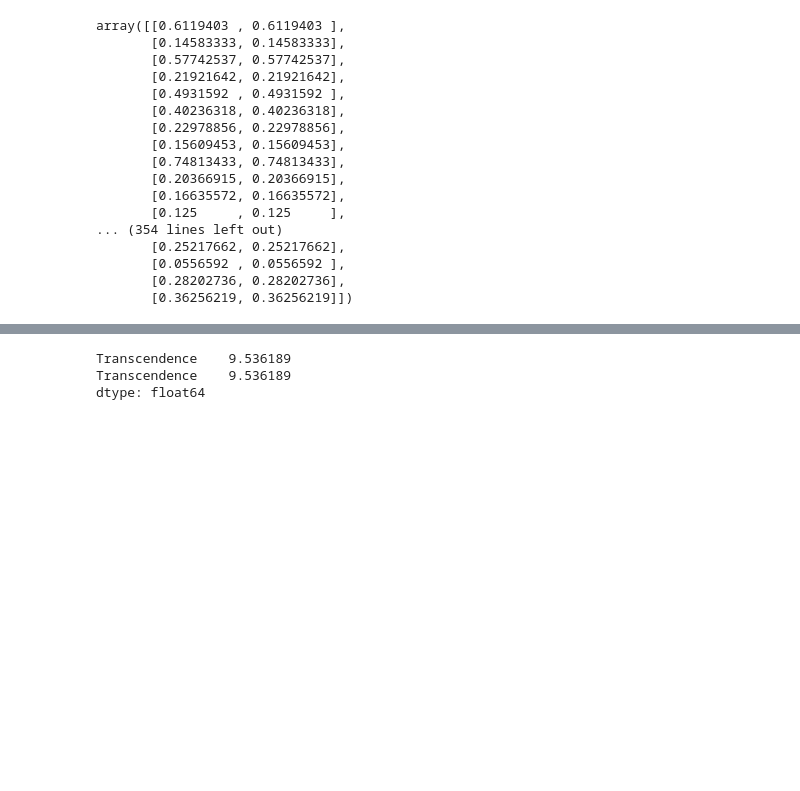
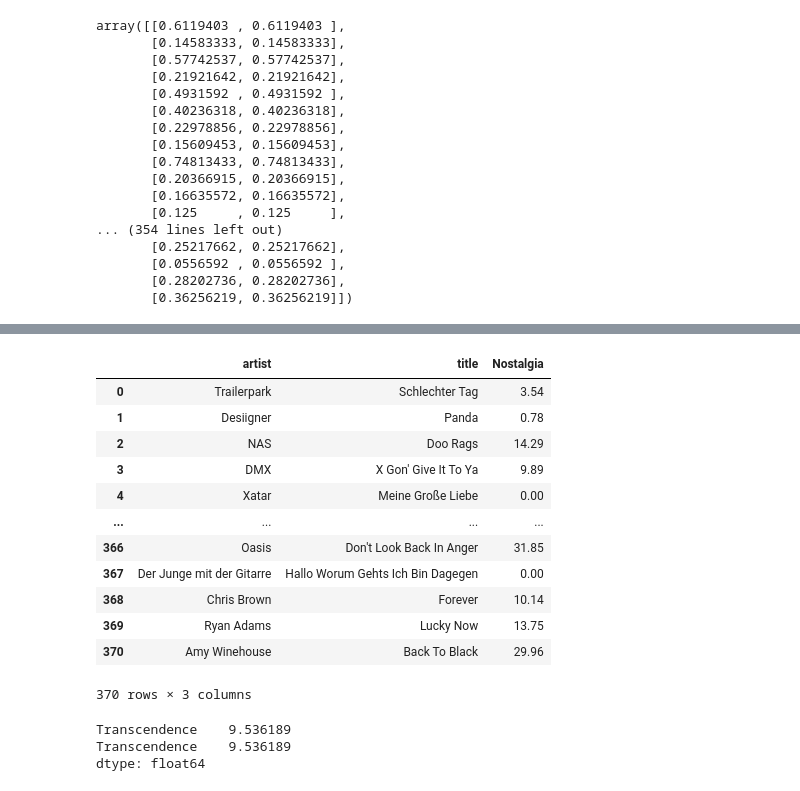
Before and after one commit to JPNMint/automatic_music_mood_tagging, a Jupyter notebook: mood_tagger_master_thesis_V2/data/EDA.ipynb, the cells around one changed output, grey strips where cells are left out. Saved outputs shown, nothing was run; the diff lists cells and outputs as text; code cells hidden in the pictures; blank space fills up the shorter version.

```diff
--- a/mood_tagger_master_thesis_V2/data/EDA.ipynb
+++ b/mood_tagger_master_thesis_V2/data/EDA.ipynb
@@ -62,3 +43,19 @@ emma_df
+# %%
+emma_df[["artist", "title","Nostalgia"]]
+# %% [output]
+|  | artist | title | Nostalgia |
+| 0 | Trailerpark | Schlechter Tag | 3.54 |
+| 1 | Desiigner | Panda | 0.78 |
+| 2 | NAS | Doo Rags | 14.29 |
+| 3 | DMX | X Gon' Give It To Ya | 9.89 |
+| 4 | Xatar | Meine Große Liebe | 0.00 |
+| ... | ... | ... | ... |
+| 366 | Oasis | Don't Look Back In Anger | 31.85 |
+| 367 | Der Junge mit der Gitarre | Hallo Worum Gehts Ich Bin Dagegen | 0.00 |
+| 368 | Chris Brown | Forever | 10.14 |
+| 369 | Ryan Adams | Lucky Now | 13.75 |
+| 370 | Amy Winehouse | Back To Black | 29.96 |
+370 rows × 3 columns
 # %%
 mean_value_features = emma_df[GEMS_9].mean()
 # %%
```
Also changed, not shown: parts of 2 cells of this notebook, 10 other files.
